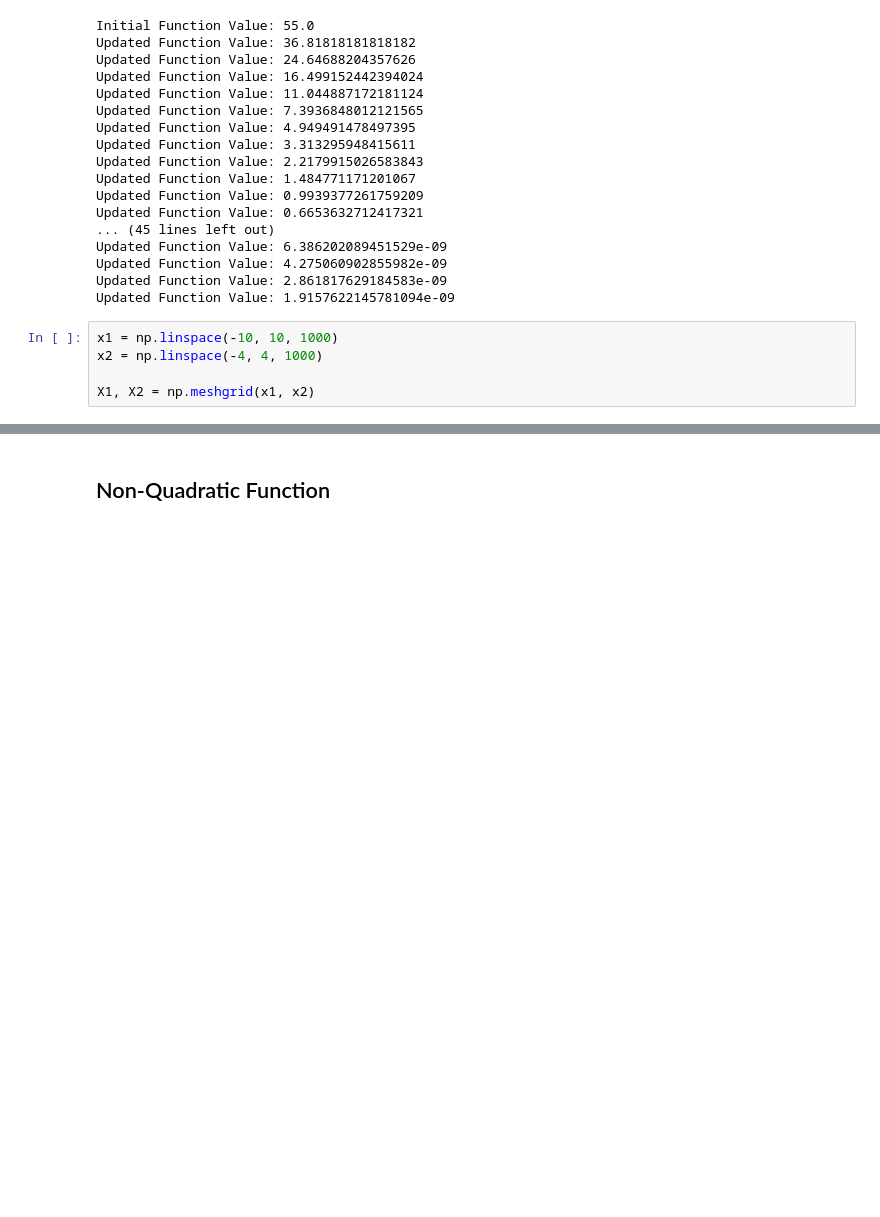
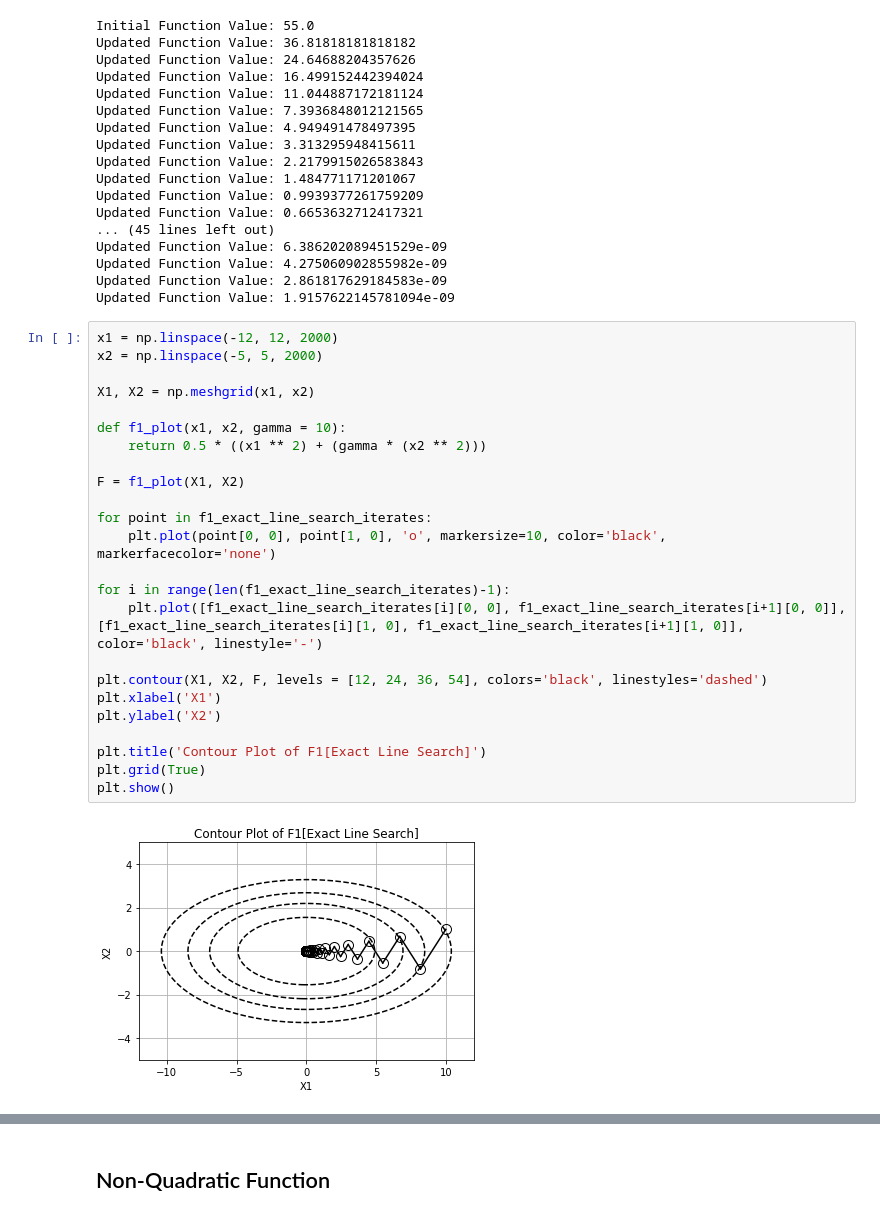
Before and after one commit to Ravi-Raghavan/ConvexOptimization, a Jupyter notebook: hw4.ipynb, the cells around one changed output, grey strips where cells are left out. Cells and saved outputs as stored; diff of their text form; blank space fills up the shorter version.

Commit message:
Got graphs for f1

```diff
--- a/hw4.ipynb
+++ b/hw4.ipynb
@@ -220,9 +220,30 @@ Updated Function Value: 6.386202089451529e-09
 Updated Function Value: 4.275060902855982e-09
 Updated Function Value: 2.861817629184583e-09
 Updated Function Value: 1.9157622145781094e-09
-# %%
-x1 = np.linspace(-10, 10, 1000)
-x2 = np.linspace(-4, 4, 1000)
-
-X1, X2 = np.meshgrid(x1, x2)
+# %%
+x1 = np.linspace(-12, 12, 2000)
+x2 = np.linspace(-5, 5, 2000)
+
+X1, X2 = np.meshgrid(x1, x2)
+
+def f1_plot(x1, x2, gamma = 10):
+    return 0.5 * ((x1 ** 2) + (gamma * (x2 ** 2)))
+
+F = f1_plot(X1, X2)
+
+for point in f1_exact_line_search_iterates:
+    plt.plot(point[0, 0], point[1, 0], 'o', markersize=10, color='black', markerfacecolor='none')
+
+for i in range(len(f1_exact_line_search_iterates)-1):
+    plt.plot([f1_exact_line_search_iterates[i][0, 0], f1_exact_line_search_iterates[i+1][0, 0]], [f1_exact_line_search_iterates[i][1, 0], f1_exact_line_search_iterates[i+1][1, 0]], color='black', linestyle='-')
+
+plt.contour(X1, X2, F, levels = [12, 24, 36, 54], colors='black', linestyles='dashed')
+plt.xlabel('X1')
+plt.ylabel('X2')
+
+plt.title('Contour Plot of F1[Exact Line Search]')
+plt.grid(True)
+plt.show()
+# %% [output]
+[figure, added]
 # %%
```
Also changed, not shown: parts of 3 cells of this notebook.
